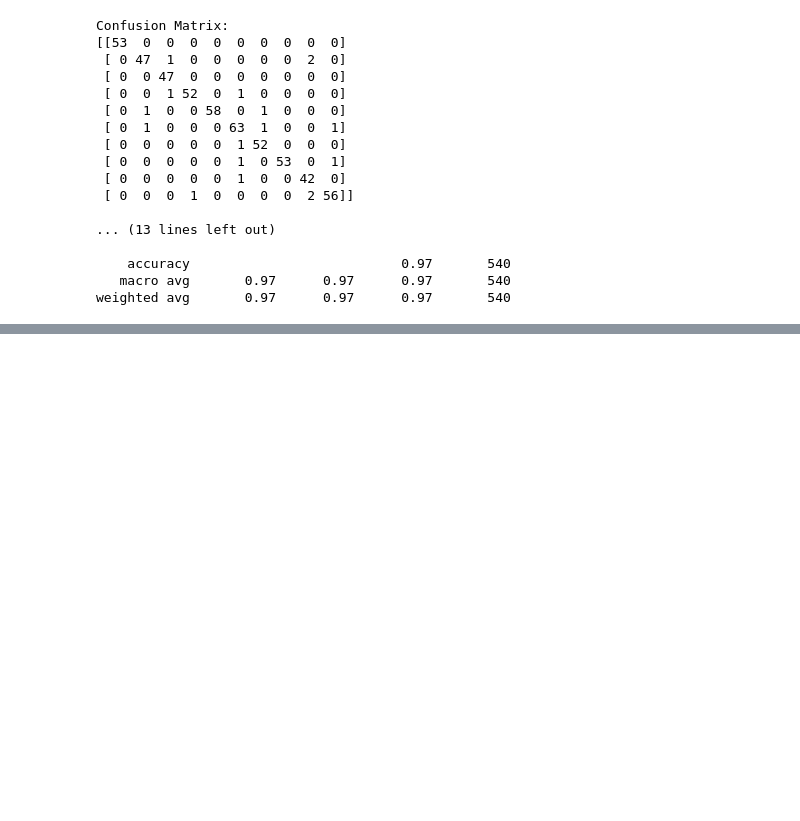
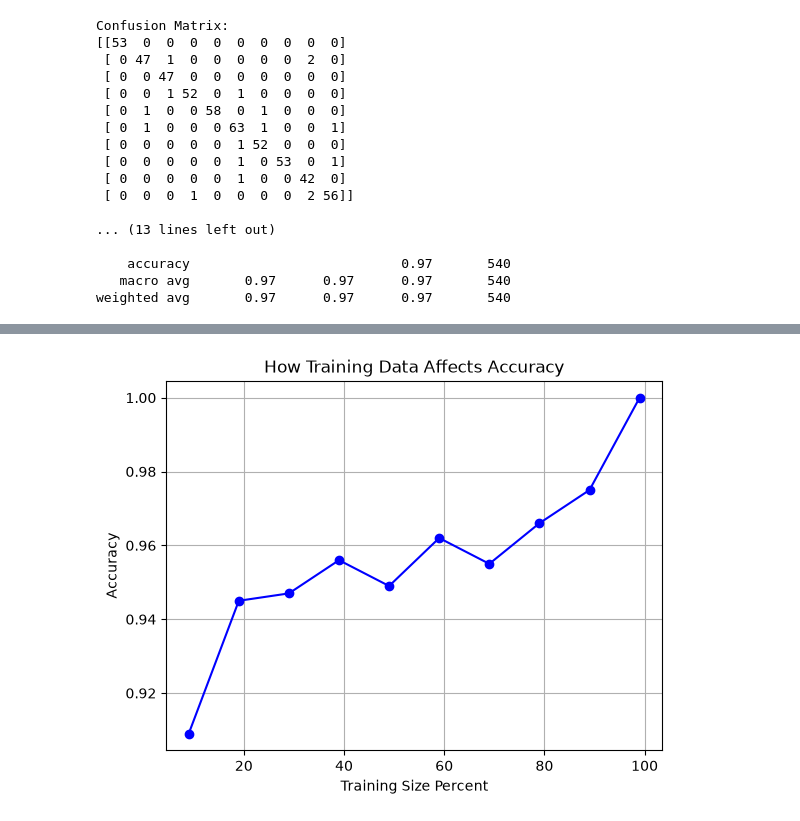
Before and after one commit to LegionML3/Learning, a Jupyter notebook: Learn_ml.ipynb, the cells around one changed output, grey strips where cells are left out. Cells and saved outputs as stored; diff of their text form; code cells hidden in the pictures; blank space fills up the shorter version.

Commit message:
ML: How Training Data Affects Accuracy

```diff
--- a/Learn_ml.ipynb
+++ b/Learn_ml.ipynb
@@ -353,0 +354,31 @@ for num in range(1, 9):
+# %%
+from sklearn.linear_model import LogisticRegression
+from sklearn.datasets import load_digits
+from sklearn.metrics import confusion_matrix, accuracy_score
+from sklearn.model_selection import train_test_split
+import matplotlib.pyplot as plt
+
+
+X, y = load_digits(return_X_y=True)
+model = LogisticRegression(max_iter=10000)
+accuracy_list = []
+training_percents = []
+for num in range(0, 10):
+    train_percent = num / 10 + 0.09
+    train_x, test_x, train_y, test_y = train_test_split(X, y, train_size=train_percent)
+    model.fit(train_x, train_y)
+    predictions = model.predict(test_x)
+    confusion = confusion_matrix(test_y, predictions)
+    score = accuracy_score(test_y, predictions)
+    accuracy_list.append(round(score, 3))
+    training_percents.append(round(train_percent, 2) * 100)
+    #print(f"\n Training Percent: {train_percent} \n {confusion} \n Accuracy: {score}")
+
+plt.plot(training_percents, accuracy_list, marker="o", color="blue")
+plt.xlabel("Training Size Percent")
+plt.ylabel("Accuracy")
+plt.title("How Training Data Affects Accuracy")
+plt.grid()
+plt.show(True)
+# %% [output]
+[figure, added]
```
Also changed, not shown: parts of 1 cell of this notebook.
